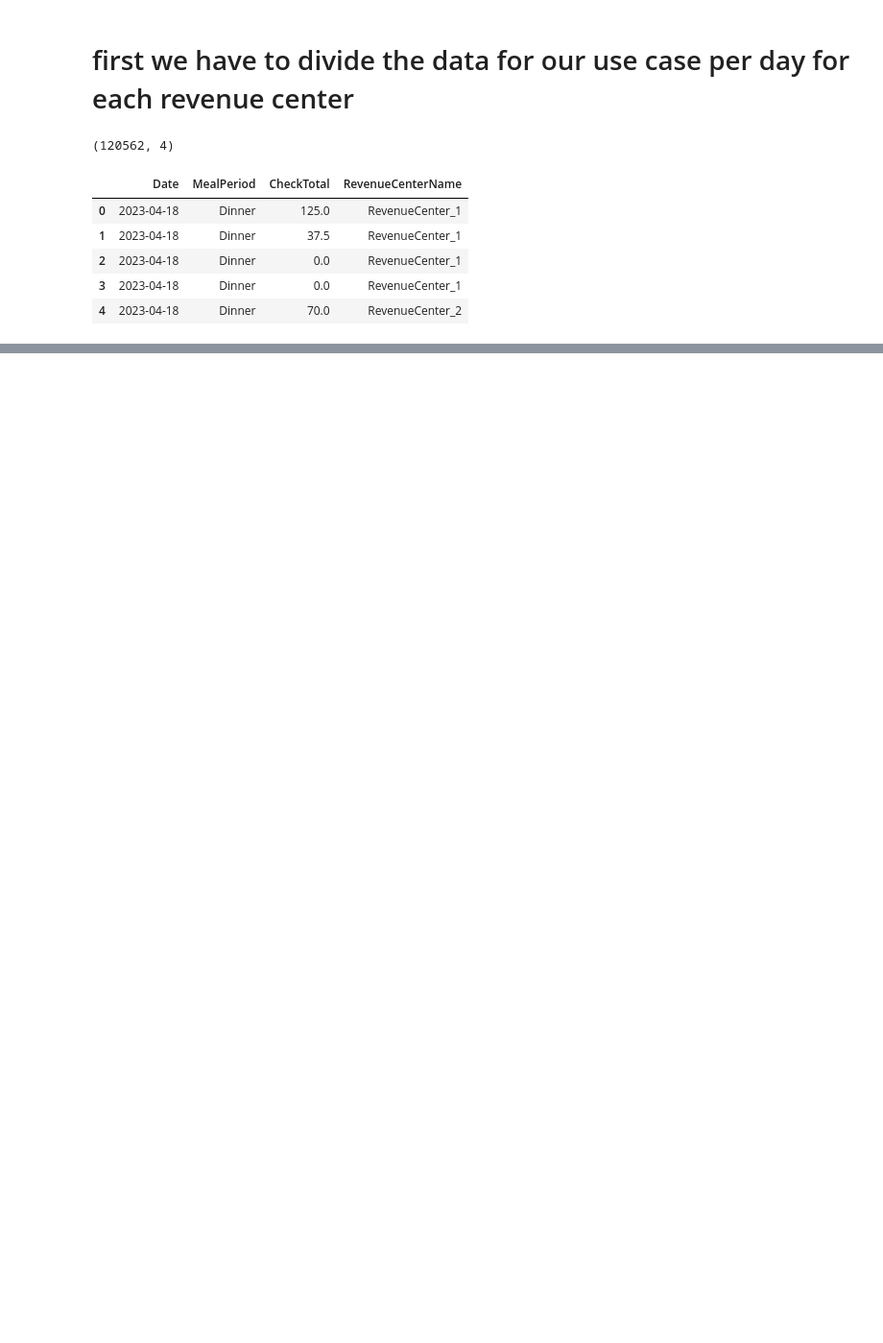
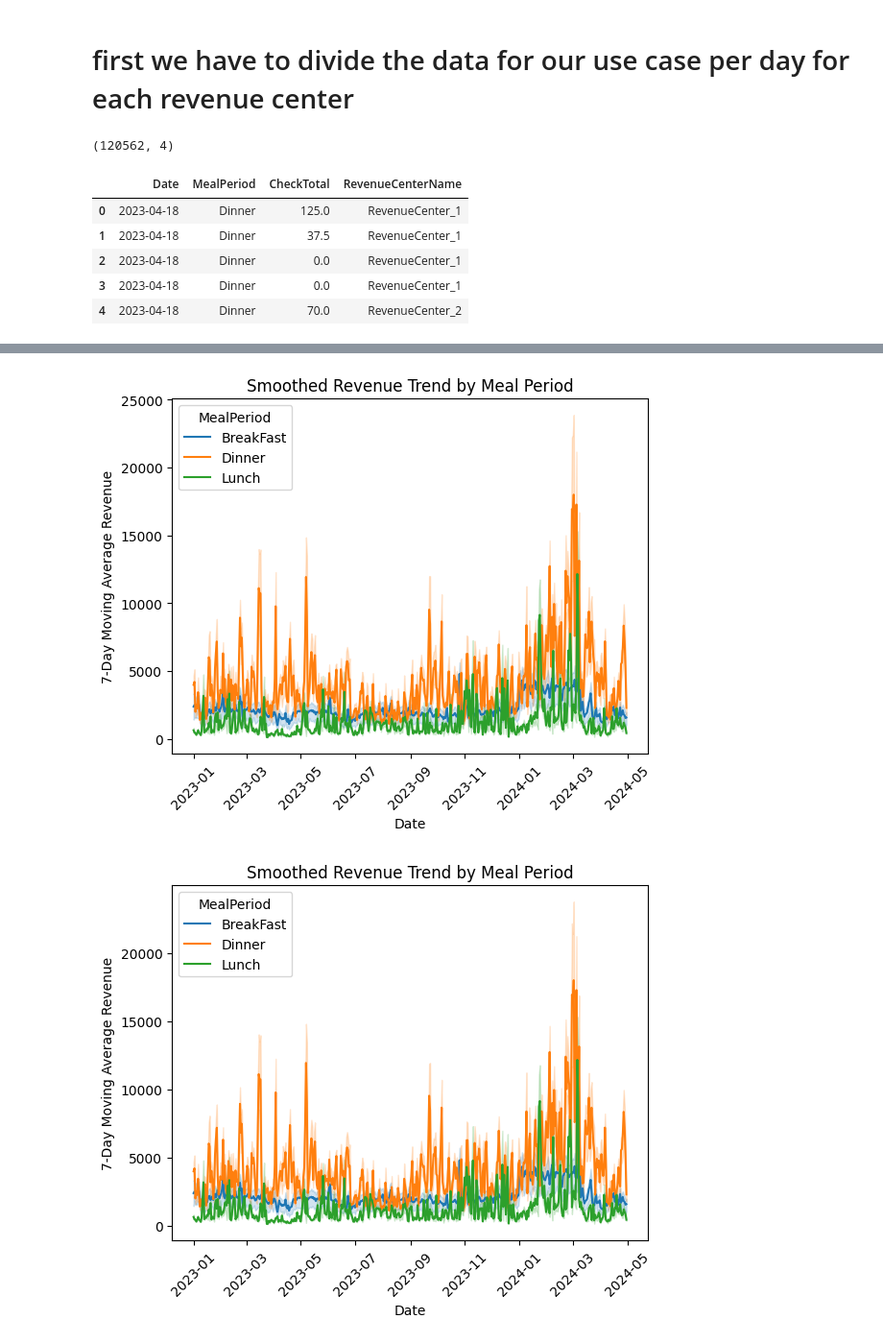
Before and after one commit to BeatBard/hotel-revenue-forecast, a Jupyter notebook: notebooks/FeatureEng.ipynb, the cells around one changed output, grey strips where cells are left out. Shown: that part at 96% size. Drawn from its saved outputs; the diff is of its cells as text; code cells hidden in the pictures; blank space fills up the shorter version.

```diff
--- a/notebooks/FeatureEng.ipynb
+++ b/notebooks/FeatureEng.ipynb
@@ -54,0 +85,22 @@ final_df.to_csv("complete_daily_revenue_totals.csv", index=False)
+# %%
+# Smooth revenue with 7-day moving average
+smoothed = final_df.copy()
+smoothed["TotalCheckAmount"] = smoothed.groupby("MealPeriod")["TotalCheckAmount"].transform(lambda x: x.rolling(7, min_periods=1).mean())
+
+sns.lineplot(data=smoothed, x="Date", y="TotalCheckAmount", hue="MealPeriod")
+plt.title("Smoothed Revenue Trend by Meal Period")
+plt.ylabel("7-Day Moving Average Revenue")
+plt.xticks(rotation=45)
+plt.show()
+# Smooth revenue with 7-day moving average
+smoothed = final_df.copy()
+smoothed["TotalCheckAmount"] = smoothed.groupby("MealPeriod")["TotalCheckAmount"].transform(lambda x: x.rolling(7, min_periods=1).mean())
+
+sns.lineplot(data=smoothed, x="Date", y="TotalCheckAmount", hue="MealPeriod")
+plt.title("Smoothed Revenue Trend by Meal Period")
+plt.ylabel("7-Day Moving Average Revenue")
+plt.xticks(rotation=45)
+plt.show()
+# %% [output]
+[figure, added]
+[figure, added]
```
Also changed, not shown: parts of 5 cells of this notebook, 1 other file.
